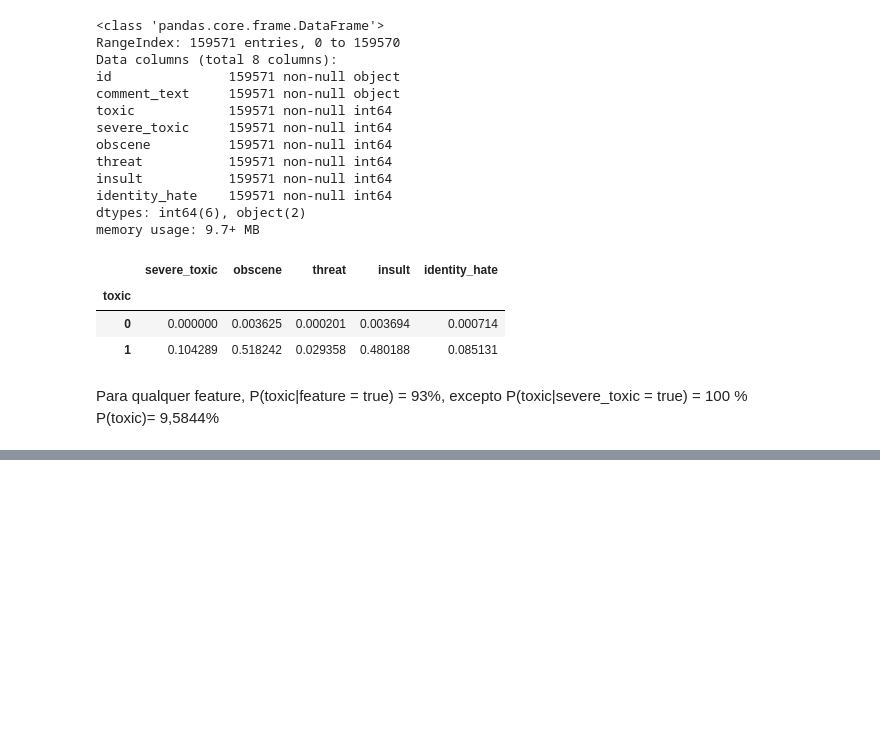
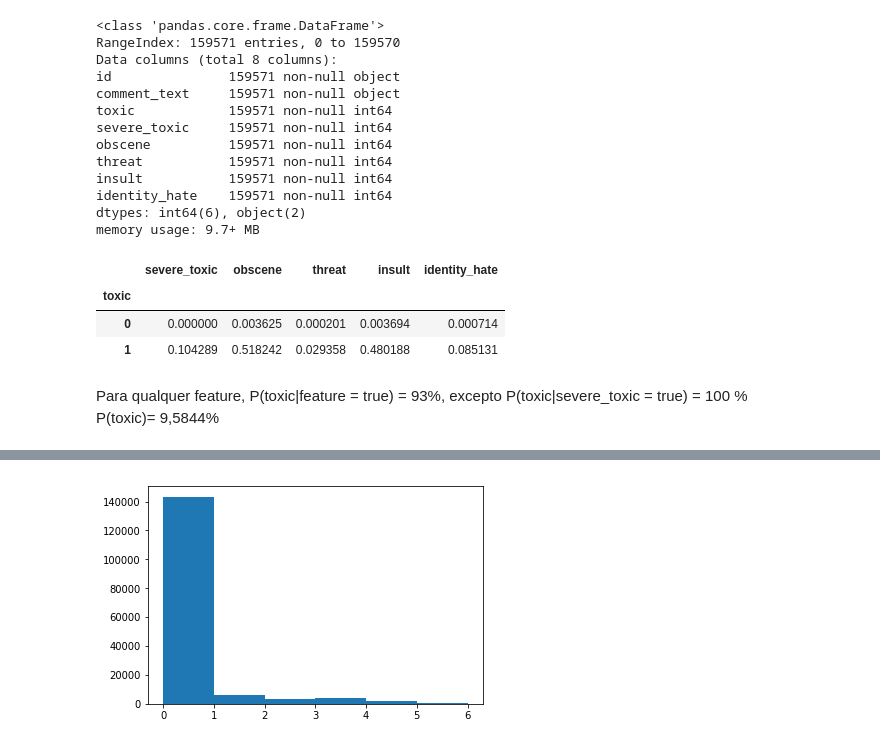
Before and after one commit to sgpjesus/NLP-Problem-Set-1, a Jupyter notebook: Toxic Comments.ipynb, the cells around one changed output, grey strips where cells are left out. Cells and saved outputs as stored; diff of their text form; code cells hidden in the pictures; blank space fills up the shorter version.

```diff
--- a/Toxic Comments.ipynb
+++ b/Toxic Comments.ipynb
@@ -96,0 +134,2 @@ Trainingtable.groupby('toxic').mean()
+# %%
+summ = Trainingtable.toxic + Trainingtable.severe_toxic + Trainingtable.obscene + Trainingtable.insult + Trainingtable.threat + Trainingtable.identity_hate
@@ -96,0 +154,7 @@ Trainingtable.groupby('toxic').mean()
+# %%
+Trainingtable['sum']= (summ)
+# %%
+plt.hist(Trainingtable['sum'], bins = 6)
+plt.show()
+# %% [output]
+[figure, added]
```
Also changed, not shown: parts of 16 cells of this notebook.
